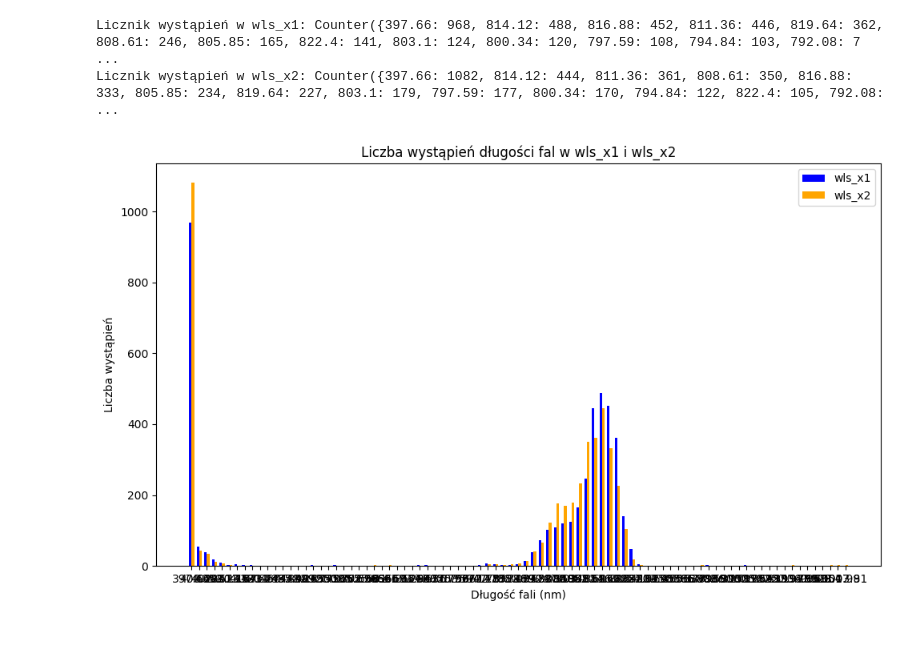
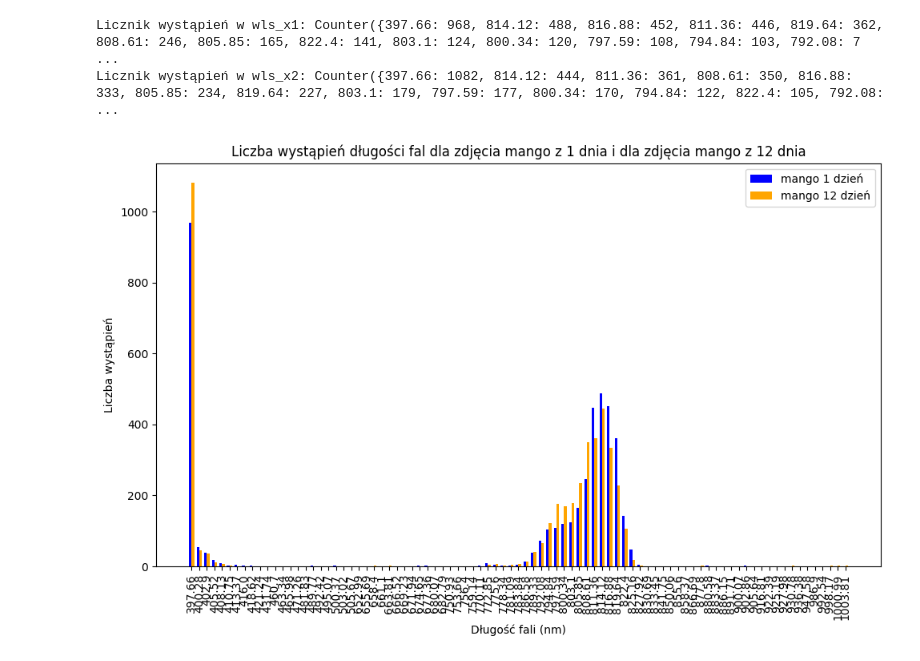
Before and after one commit to PyMati/FruitsClassificationFromHipespectralImages, a Jupyter notebook: kuba-notebooks.ipynb, the cells around one changed output. Drawn from its saved outputs; the diff is of its cells as text; code cells hidden in the pictures.

```diff
--- a/kuba-notebooks.ipynb
+++ b/kuba-notebooks.ipynb
@@ -261,28 +261,35 @@ all_wavelengths = sorted(set(flat_wls_x1 + flat_wls_x2))
 # %%
 counts_x1 = [counter_x1[w] for w in all_wavelengths]
 counts_x2 = [counter_x2[w] for w in all_wavelengths]
 
 # Tworzenie wykresu kolumnowego
 fig, ax = plt.subplots(figsize=(10, 6))
 bar_width = 0.35
 index = range(len(all_wavelengths))
 
 # Rysowanie kolumn dla wls_x1 i wls_x2
-bars1 = ax.bar(index, counts_x1, bar_width, label="wls_x1", color="blue")
+bars1 = ax.bar(index, counts_x1, bar_width, label="mango 1 dzień", color="blue")
 bars2 = ax.bar(
-    [i + bar_width for i in index], counts_x2, bar_width, label="wls_x2", color="orange"
+    [i + bar_width for i in index],
+    counts_x2,
+    bar_width,
+    label="mango 12 dzień",
+    color="orange",
 )
 
 # Etykiety i tytuły
 ax.set_xlabel("Długość fali (nm)")
 ax.set_ylabel("Liczba wystąpień")
-ax.set_title("Liczba wystąpień długości fal w wls_x1 i wls_x2")
+ax.set_title(
+    "Liczba wystąpień długości fal dla zdjęcia mango z 1 dnia i dla zdjęcia mango z 12 dnia"
+)
 ax.set_xticks([i + bar_width / 2 for i in index])
 ax.set_xticklabels(all_wavelengths)
 ax.legend()
 
 # Wyświetlenie wykresu
 plt.tight_layout()
+plt.xticks(rotation=90)
 plt.show()
 # %% [output]
-[figure, old version]
+[figure, new version]
```
Also changed, not shown: parts of 1 cell of this notebook, 6 other files.
